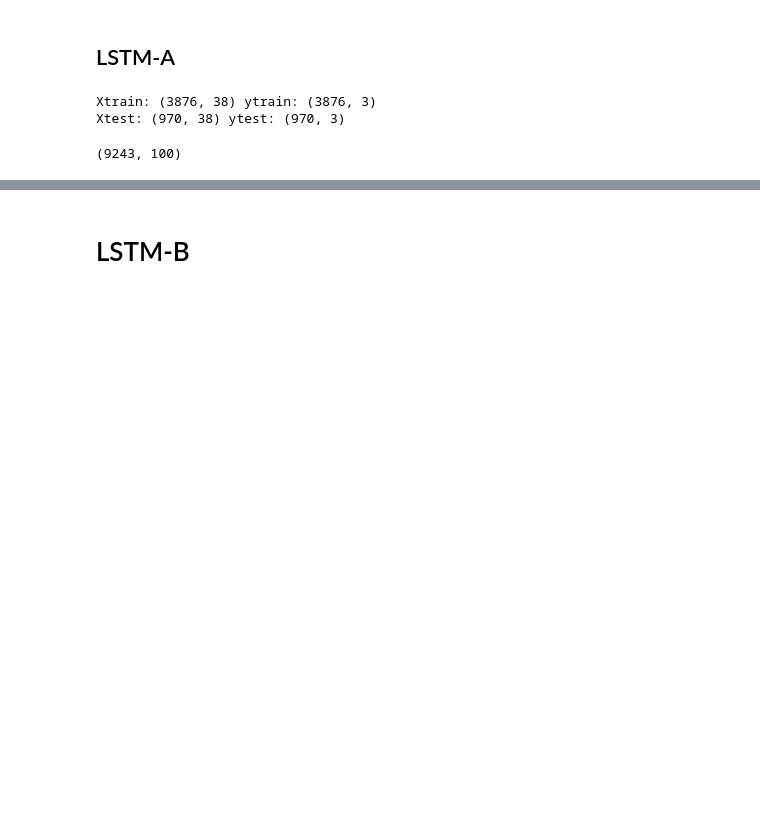
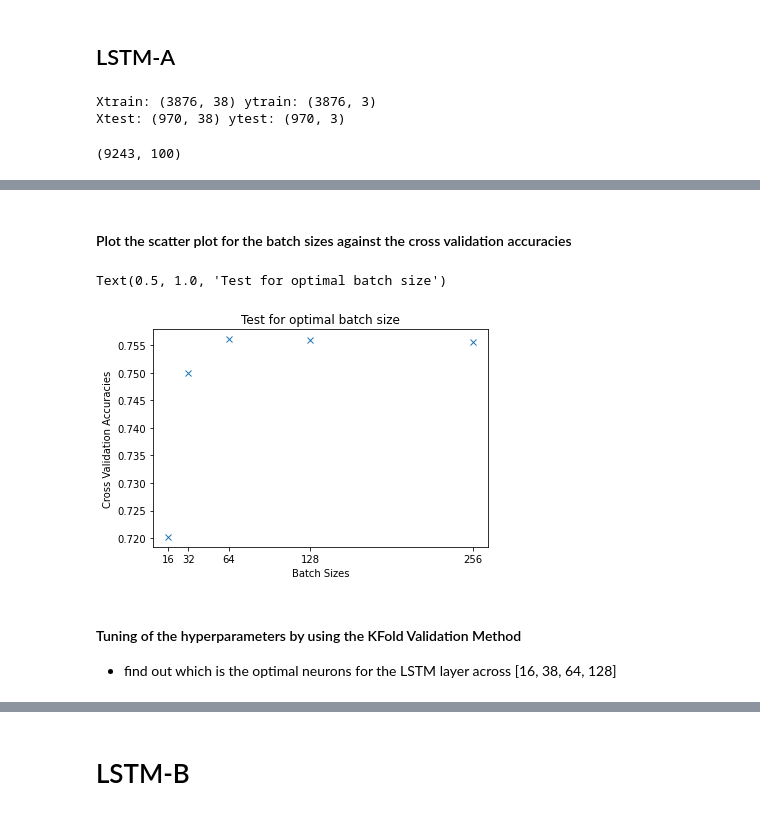
Before and after one commit to meowster99/news-sentiment-analysis, a Jupyter notebook: LSTM_Model.ipynb, the cells around one changed output, grey strips where cells are left out. Cells and saved outputs as stored; diff of their text form; code cells hidden in the pictures; blank space fills up the shorter version.

```diff
--- a/LSTM_Model.ipynb
+++ b/LSTM_Model.ipynb
@@ -210,8 +327,0 @@ model1.add(Dense(3,activation="softmax"))
-# %%
-# output model skeleton
-## batch size of 32, epochs = 50 and learning rate of 0.1 (step based decay rate)
-batch_size = 32
-learning_rate = 0.1
-epochs = 50
-model1.summary()
-model1.compile(optimizer = tf.keras.optimizers.SGD(learning_rate = learning_rate, decay=learning_rate/epochs),loss="categorical_crossentropy",metrics=['acc'])
@@ -237,0 +328,2 @@ If the loss increases and the accuracy increase too is because your regularizati
+# %%
+table_batchsizes, acc_err_bs = train_exp(fnews_X, fnews_y)
@@ -237,0 +348,15 @@ If the loss increases and the accuracy increase too is because your regularizati
+# %% [markdown]
+#### Plot the scatter plot for the batch sizes against the cross validation accuracies
+# %%
+plt.figure(1)
+plt.plot(batch_size, acc_err_bs, marker = 'x', linestyle = 'None')
+plt.xticks(batch_size)
+plt.xlabel('Batch Sizes')
+plt.ylabel('Cross Validation Accuracies')
+plt.title('Test for optimal batch size')
+# %% [output]
+Text(0.5, 1.0, 'Test for optimal batch size')
+[figure, added]
+# %% [markdown]
+#### Tuning of the hyperparameters by using the KFold Validation Method
+- find out which is the optimal neurons for the LSTM layer across [16, 38, 64, 128]
```
Also changed, not shown: parts of 60 cells of this notebook, 19 other files.
